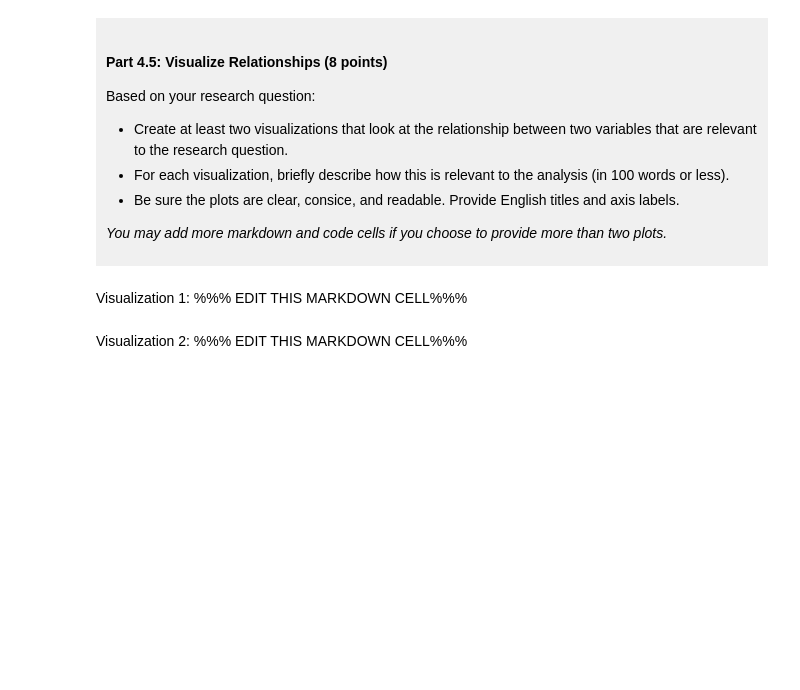
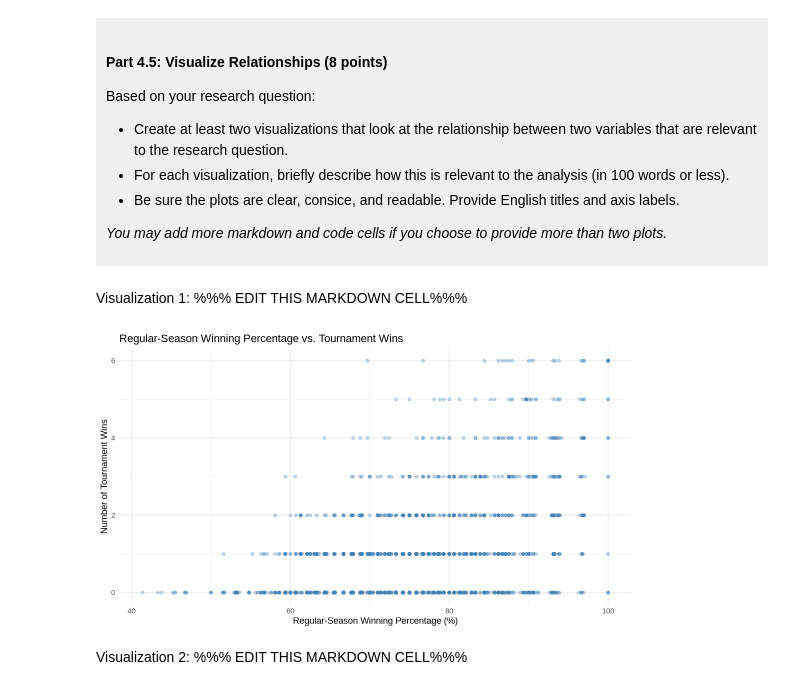
Before and after one commit to alangodfather/dsci-100-project-alan-li, a Jupyter notebook: dsci-100-project-notebook.ipynb, the cells around one changed output. Saved outputs shown, nothing was run; the diff lists cells and outputs as text; code cells hidden in the pictures; blank space fills up the shorter version.

```diff
--- a/dsci-100-project-notebook.ipynb
+++ b/dsci-100-project-notebook.ipynb
@@ -311,7 +417,20 @@ Based on your research question:
 # %% [markdown]
 Visualization 1: %%% EDIT THIS MARKDOWN CELL%%%
 # %%
-### EDIT THIS CODE CELL FOR VISUALIZATION 1###
+options(repr.plot.width = 9, repr.plot.height = 5)
+
+win_relationship <- ggplot(basketball_tidy,
+                           aes(x = reg_wins_pct,
+                               y = tourney_wins)) +
+    geom_point(alpha = 0.3, colour = "steelblue") +
+    labs(title = "Regular-Season Winning Percentage vs. Tournament Wins",
+         x = "Regular-Season Winning Percentage (%)",
+         y = "Number of Tournament Wins") +
+    theme_minimal()
+
+win_relationship
+# %% [output]
+[figure, added]
 # %% [markdown]
 Visualization 2: %%% EDIT THIS MARKDOWN CELL%%%
 # %%
```
Also changed, not shown: parts of 24 cells of this notebook.
